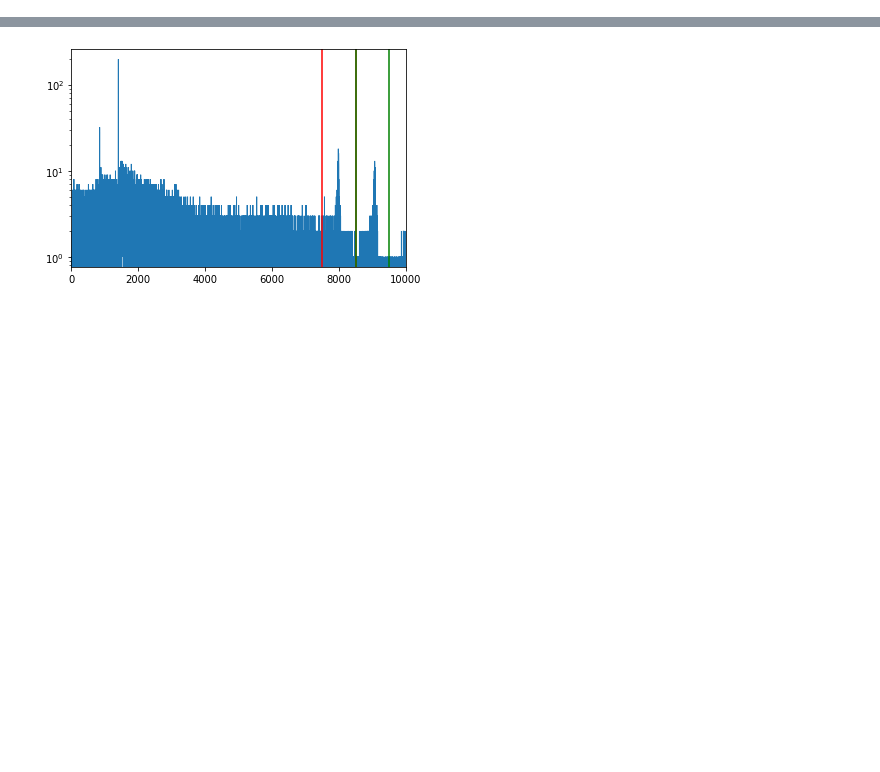
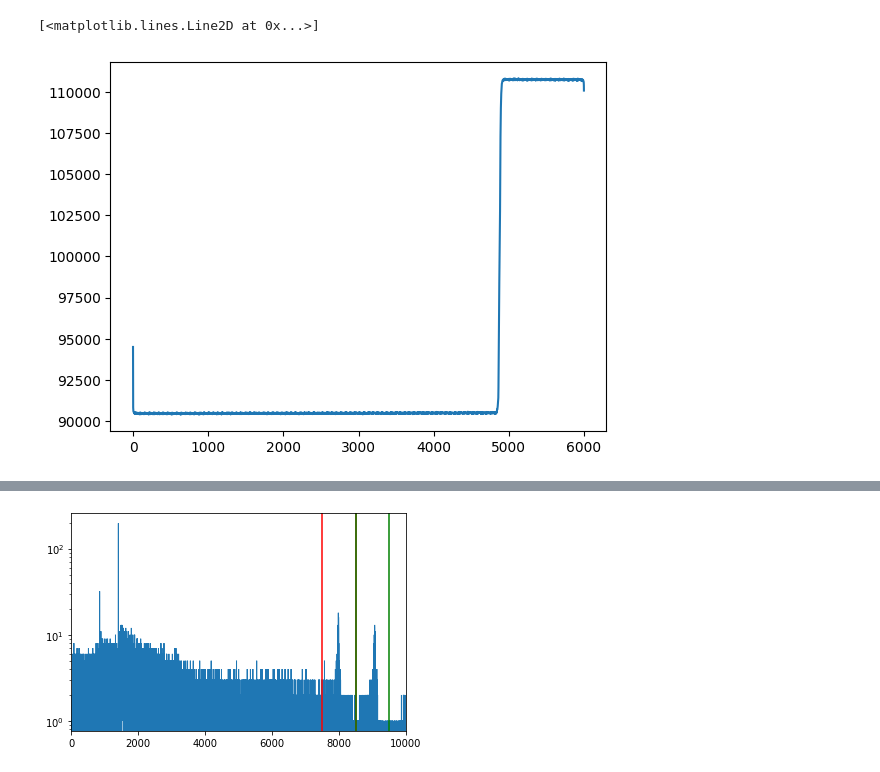
Before and after one commit to jbrowni2/processPygama, a Jupyter notebook: jupyter/rmsOfWaveform.ipynb, the cells around one changed output, grey strips where cells are left out. Drawn from its saved outputs; the diff is of its cells as text; code cells hidden in the pictures; blank space fills up the shorter version.

```diff
--- a/jupyter/rmsOfWaveform.ipynb
+++ b/jupyter/rmsOfWaveform.ipynb
@@ -16,0 +49,6 @@ t2_data = fd.get_df_multiple(run_list, 'Card1')
+# %%
+yback = ifft(yf[0:6000])
+plt.plot(yback)
+# %% [output]
+[<matplotlib.lines.Line2D at 0x...>]
+[figure, added]
```
Also changed, not shown: parts of 11 cells of this notebook, 18 other files.
